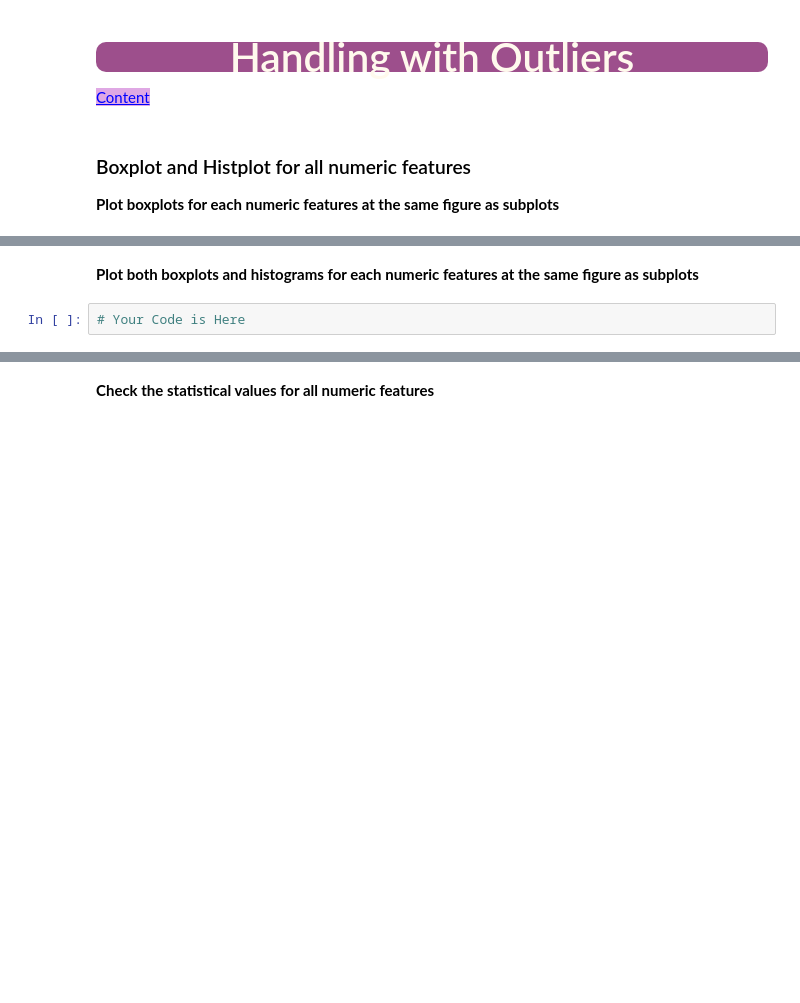
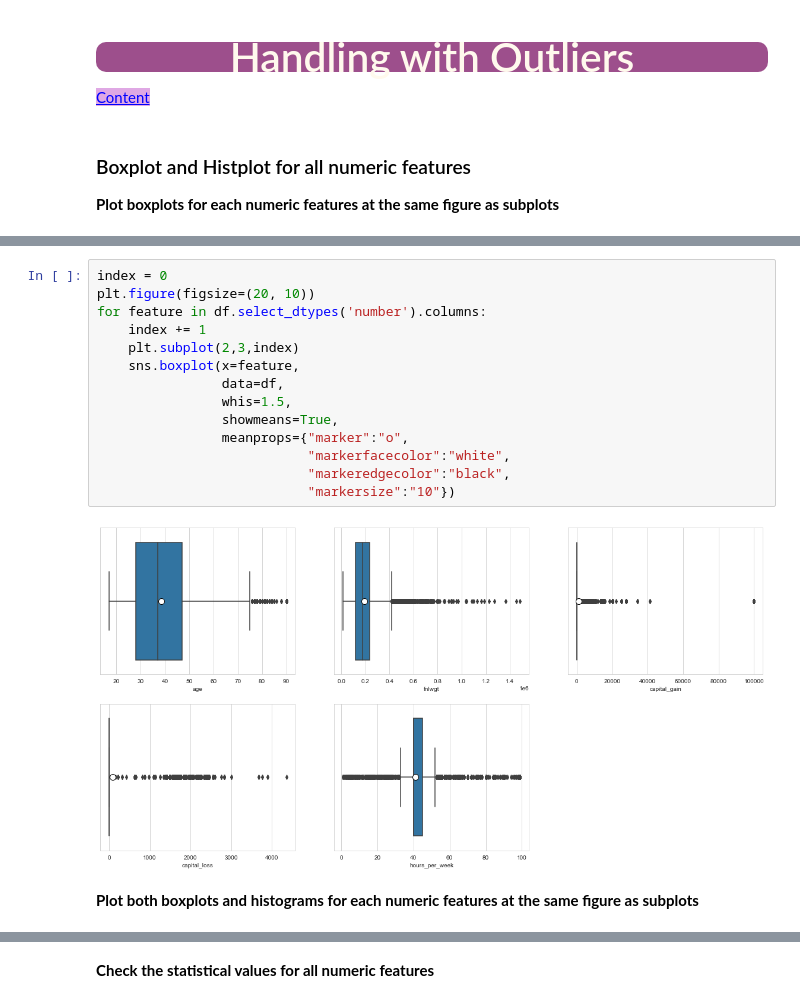
Before and after one commit to rkahraman20/Bootcamp_Clarusway, a Jupyter notebook: EDA_Projects/EDA_Project_01_Analyze_US_Citizens/EDA_Project_Analyze_US_Citizens.ipynb, the cells around one changed output, grey strips where cells are left out. Saved outputs shown, nothing was run; the diff lists cells and outputs as text; blank space fills up the shorter version.

```diff
--- a/EDA_Projects/EDA_Project_01_Analyze_US_Citizens/EDA_Project_Analyze_US_Citizens.ipynb
+++ b/EDA_Projects/EDA_Project_01_Analyze_US_Citizens/EDA_Project_Analyze_US_Citizens.ipynb
@@ -2475,4 +2472,18 @@ Desired Output:
+# %%
+index = 0
+plt.figure(figsize=(20, 10))
+for feature in df.select_dtypes('number').columns:
+    index += 1
+    plt.subplot(2,3,index)
+    sns.boxplot(x=feature,
+                data=df,
+                whis=1.5,
+                showmeans=True,
+                meanprops={"marker":"o",
+                           "markerfacecolor":"white",
+                           "markeredgecolor":"black",
+                           "markersize":"10"})
+# %% [output]
+[figure, added]
 # %% [markdown]
 **Plot both boxplots and histograms for each numeric features at the same figure as subplots**
-# %%
-# Your Code is Here
```
Also changed, not shown: parts of 121 cells of this notebook.
